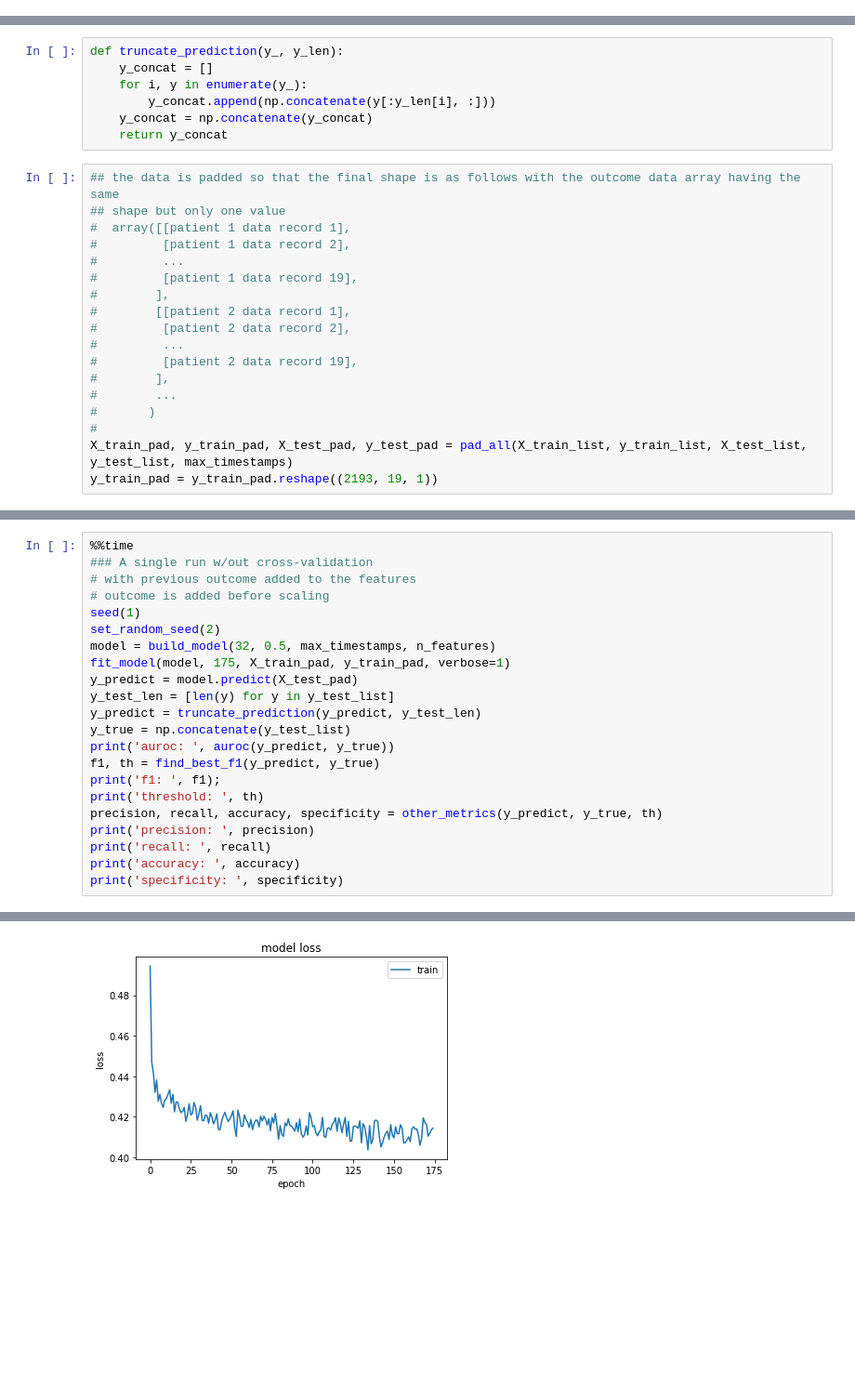
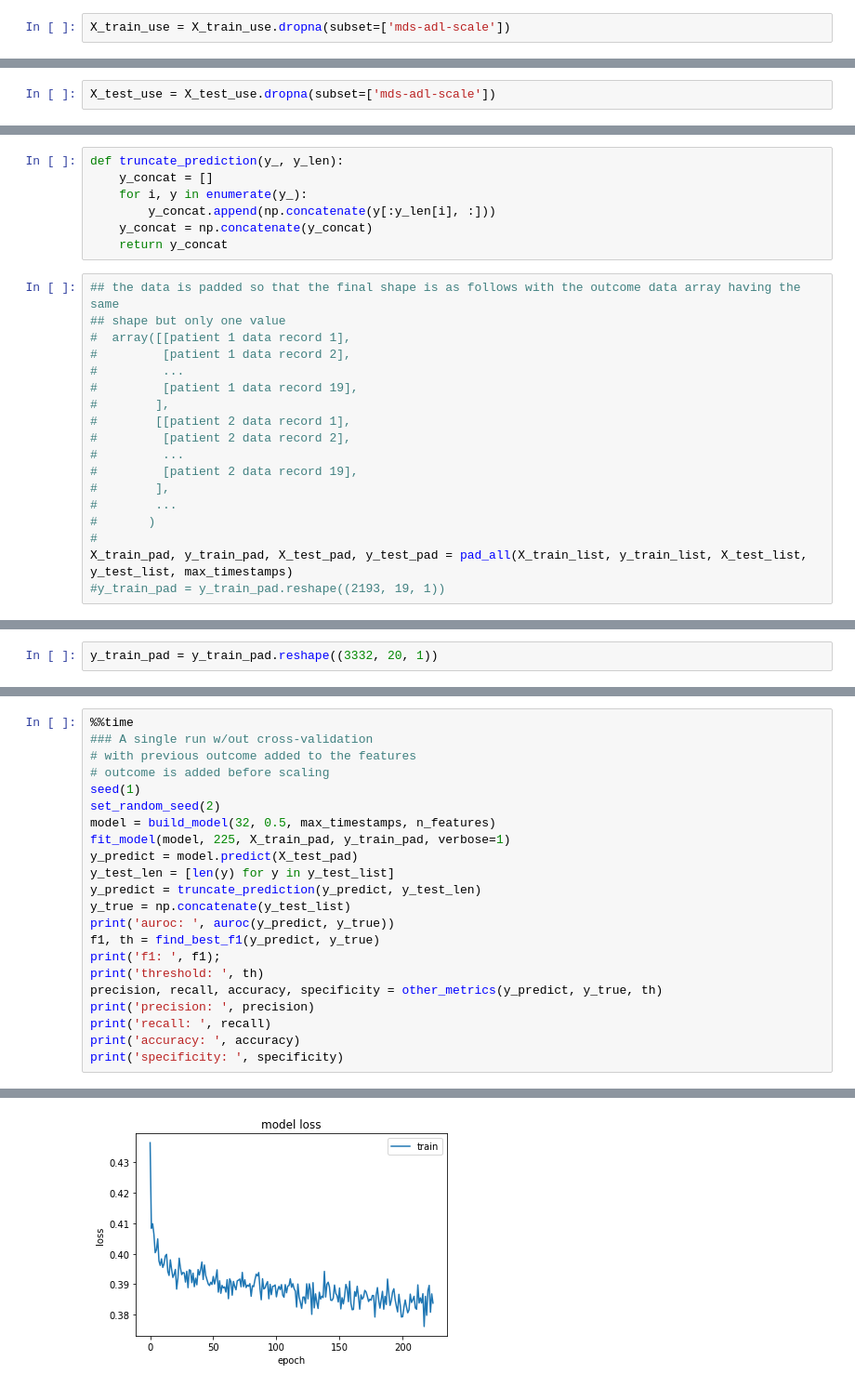
Before and after one commit to dbmi-pitt/Geri-DL, a Jupyter notebook: SimpleRNN_Experiment3_Padding_and_Masking.ipynb, the cells around one changed output, grey strips where cells are left out. Shown at 93% size. Cells and saved outputs as stored; diff of their text form; blank space fills up the shorter version.

```diff
--- a/SimpleRNN_Experiment3_Padding_and_Masking.ipynb
+++ b/SimpleRNN_Experiment3_Padding_and_Masking.ipynb
@@ -243,3 +299,5 @@ def missing_summary(df):
 missing_summary(X_train_use)
 # %% [output]
 |  | count | percentage |
+# %%
+X_train_use = X_train_use.dropna(subset=['mds-adl-scale'])
@@ -267,3 +330,5 @@ missing_summary(X_test_use)
+# %%
+X_test_use = X_test_use.dropna(subset=['mds-adl-scale'])
 # %%
 X_train_use.shape
 # %% [output]
@@ -504,4 +573,4 @@ def truncate_prediction(y_, y_len):
 #       )
 #
 X_train_pad, y_train_pad, X_test_pad, y_test_pad = pad_all(X_train_list, y_train_list, X_test_list, y_test_list, max_timestamps)
-y_train_pad = y_train_pad.reshape((2193, 19, 1))
+#y_train_pad = y_train_pad.reshape((2193, 19, 1))
@@ -507,0 +581,2 @@ y_train_pad = y_train_pad.reshape((2193, 19, 1))
+# %%
+y_train_pad = y_train_pad.reshape((3332, 20, 1))
@@ -513,7 +599,7 @@ y_train_pad = y_train_pad.reshape((2193, 19, 1))
 seed(1)
 set_random_seed(2)
 model = build_model(32, 0.5, max_timestamps, n_features)
-fit_model(model, 175, X_train_pad, y_train_pad, verbose=1)
+fit_model(model, 225, X_train_pad, y_train_pad, verbose=1)
 y_predict = model.predict(X_test_pad)
 y_test_len = [len(y) for y in y_test_list]
 y_predict = truncate_prediction(y_predict, y_test_len)
@@ -566 +652 @@ Epoch 175/175
-[figure, old version]
+[figure, new version]
```
Also changed, not shown: parts of 52 cells of this notebook, 16 other files.
